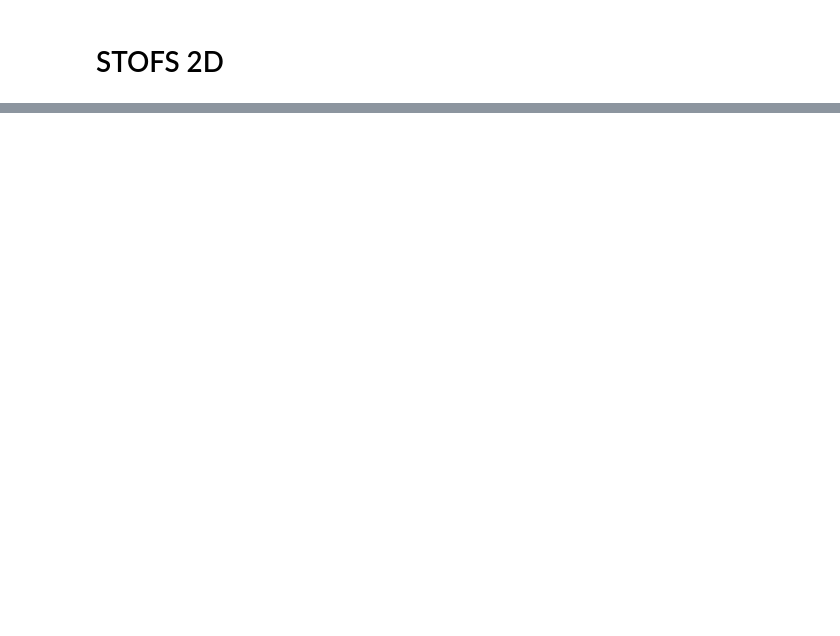
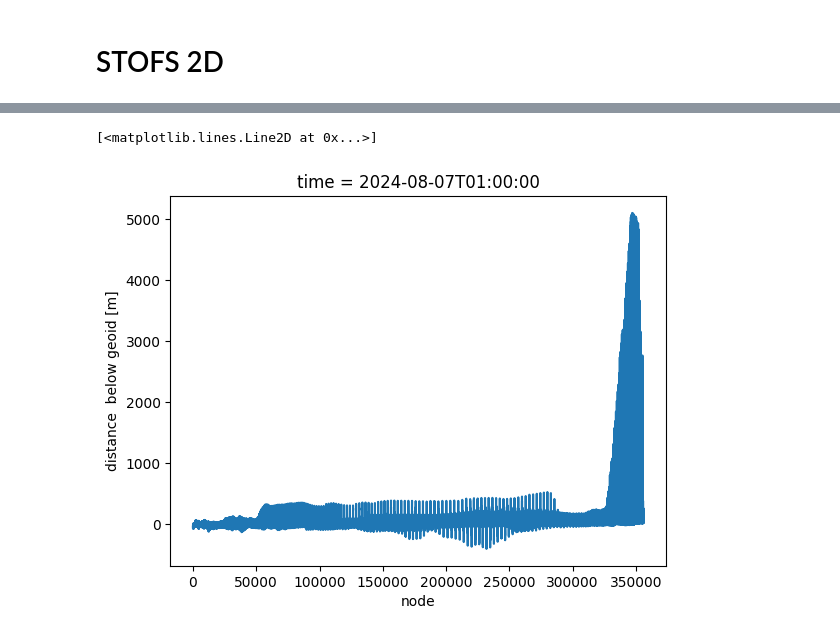
Before and after one commit to asascience-open/xarray-subset-grid, a Jupyter notebook: docs/examples/stofs_2d.ipynb, the cells around one changed output, grey strips where cells are left out. Drawn from its saved outputs; the diff is of its cells as text; code cells hidden in the pictures; blank space fills up the shorter version.

```diff
--- a/docs/examples/stofs_2d.ipynb
+++ b/docs/examples/stofs_2d.ipynb
@@ -10,7 +18,7 @@ import xarray_subset_grid
 
 # Open the dataset from NODD s3 bucket directly
 fs = fsspec.filesystem("s3", anon=True)
-ds = xr.open_dataset(
+ds_cwl = xr.open_dataset(
     fs.open(
         "s3://noaa-gestofs-pds/stofs_2d_glo.20240807/stofs_2d_glo.t06z.fields.cwl.nc"
     ),
@@ -18,5 +26,5 @@ ds = xr.open_dataset(
     drop_variables=['nvel']
 )
 
-ds
+ds_cwl
 # %% [output]
@@ -40,3 +50,2 @@ Data variables:
 # %%
-ds = xarray_subset_grid.grids.ugrid.assign_ugrid_topology(ds)
-ds
+ds_cwl = xarray_subset_grid.grids.ugrid.assign_ugrid_topology(ds_cwl)
@@ -72,7 +66,8 @@ Drawn with https://geojson.io
 %%time
 
 bbox = (-70, 40, -60, 50)
+name = 'northeastUSA2d'
 
-ds_bbox_subset = ds.xsg.grid.subset_bbox(ds, bbox)
-ds_bbox_subset
+bbox_selector = ds_cwl.xsg.grid.compute_bbox_subset_selector(ds_cwl, bbox, name)
+bbox_selector
 # %% [output]
@@ -97,0 +79,5 @@ Data variables:
+# %%
+%%time
+
+ds_subset_cwl = bbox_selector.select(ds_cwl)
+ds_subset_cwl
@@ -97,0 +179,5 @@ Data variables:
+# %%
+ds_subset_cwl.isel(time=0).depth.plot()
+# %% [output]
+[<matplotlib.lines.Line2D at 0x...>]
+[figure, added]
```
Also changed, not shown: parts of 23 cells of this notebook, 24 other files.
